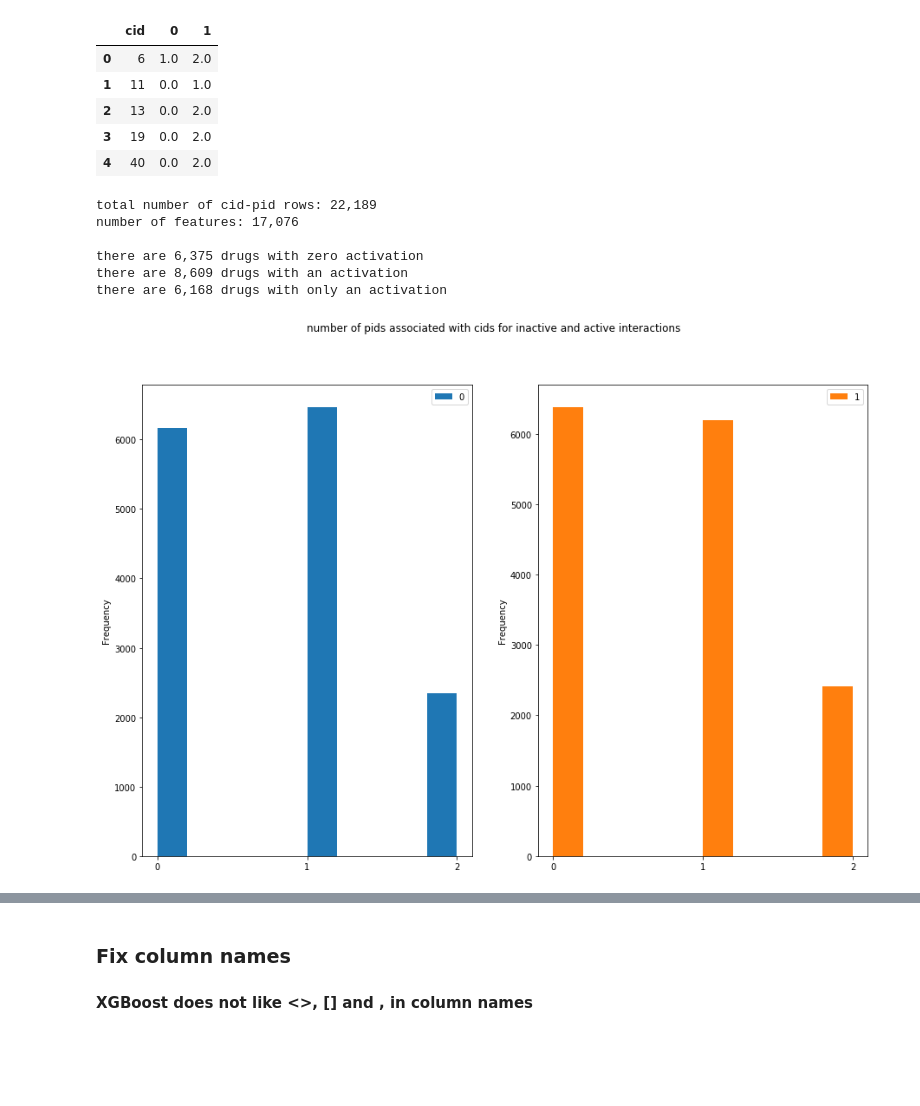
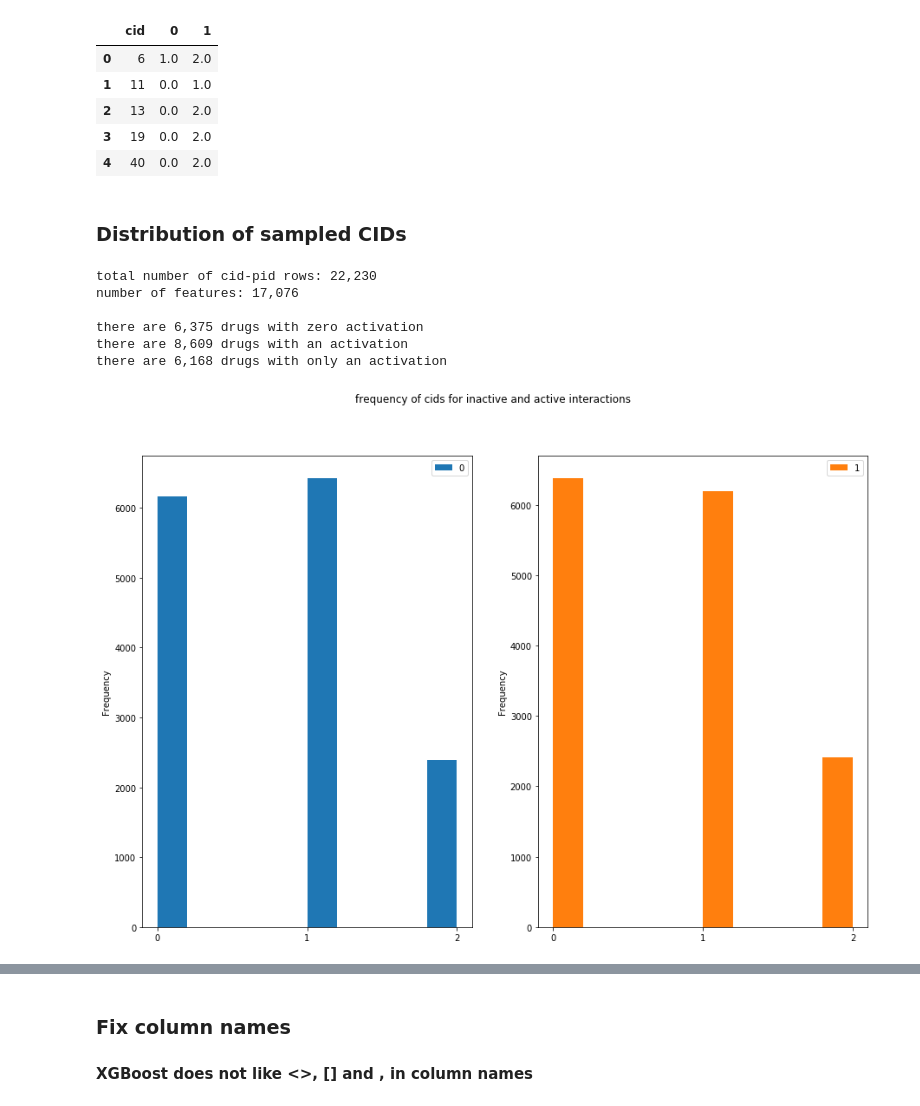
Before and after one commit to BrianDavisMath/FDA-COVID19, a Jupyter notebook: notebooks/greg-dimension-reduction-xgboost.ipynb, the cells around one changed output, grey strips where cells are left out. Cells and saved outputs as stored; diff of their text form; code cells hidden in the pictures; blank space fills up the shorter version.

```diff
--- a/notebooks/greg-dimension-reduction-xgboost.ipynb
+++ b/notebooks/greg-dimension-reduction-xgboost.ipynb
@@ -214,25 +219,27 @@ df_grouped_stacked.head()
 | 2 | 13 | 0.0 | 2.0 |
 | 3 | 19 | 0.0 | 2.0 |
 | 4 | 40 | 0.0 | 2.0 |
+# %% [markdown]
+### Distribution of sampled CIDs
 # %%
 axes = df_grouped_stacked[[0, 1]].plot(kind = 'hist', subplots=True, layout = (1, 2),
-  title="number of pids associated with cids for inactive and active interactions",
+  title="frequency of cids for inactive and active interactions",
   figsize=(15, 10), xticks=[0, 1, 2], )
 
 print('total number of cid-pid rows: {:,}'.format(len(df_features)))
 print('number of features: {:,}\n'.format(len(df_features.columns)))
 
 z = df_grouped_stacked[df_grouped_stacked[1] == 0]
 nz = df_grouped_stacked[df_grouped_stacked[1] > 0]
 onz = df_grouped_stacked[(df_grouped_stacked[1] > 0) & (df_grouped_stacked[0] == 0)]
 print('there are {:,} drugs with zero activation'.format(len(z)))
 print('there are {:,} drugs with an activation'.format(len(nz)))
 print('there are {:,} drugs with only an activation\n'.format(len(onz)))
 # %% [output]
-total number of cid-pid rows: 22,189
+total number of cid-pid rows: 22,230
 number of features: 17,076
 
 there are 6,375 drugs with zero activation
 there are 8,609 drugs with an activation
 there are 6,168 drugs with only an activation
-[figure, old version]
+[figure, new version]
```
Also changed, not shown: parts of 19 cells of this notebook, 1 other file.
